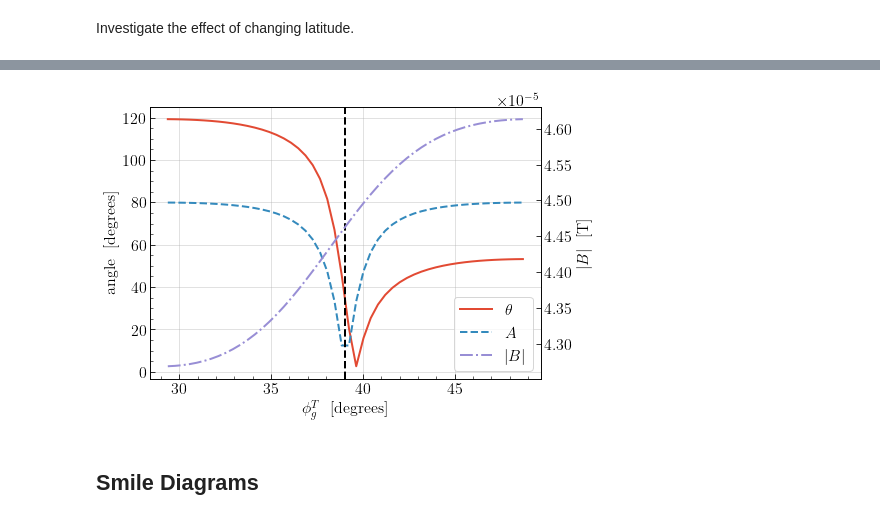
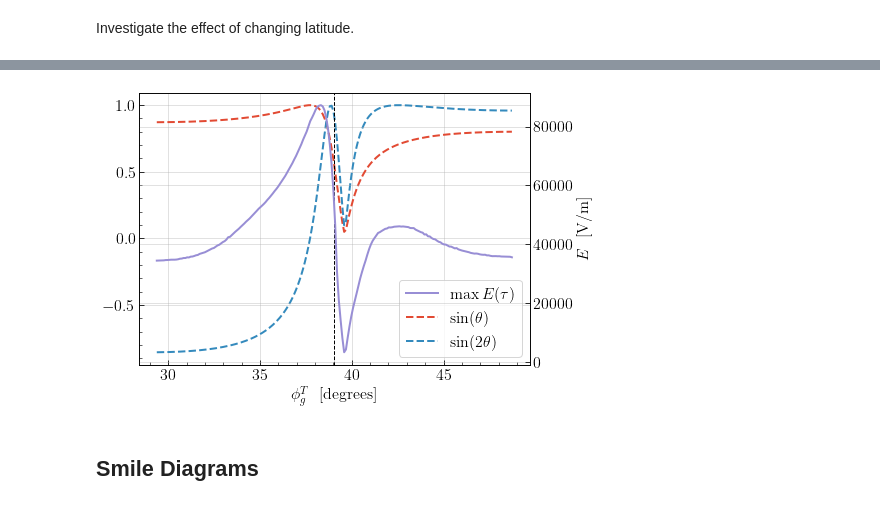
Before and after one commit to gshartnett/karzas-latter-seiler, a Jupyter notebook: EMP Notebook.ipynb, the cells around one changed output, grey strips where cells are left out. Drawn from its saved outputs; the diff is of its cells as text; code cells hidden in the pictures.

Commit message:
update with new plots

```diff
--- a/EMP Notebook.ipynb
+++ b/EMP Notebook.ipynb
@@ -178,9 +188,10 @@ HOB = 100
 phi_B_g = 39.05 * np.pi/180 #latitude (radians)
 lambd_B_g = -95.675 * np.pi/180 #longitude (radians)
 Burst_Point = geometry.Point(EARTH_RADIUS + HOB, phi_B_g, lambd_B_g, coordsys='lat/long geo')
+t_list = np.linspace(0, 100, 200)
 
 ## target latitudes
-N_pts_phi = 50 #number of latitude grid points
+N_pts_phi = 200 #number of latitude grid points
 Delta_angle = geometry.compute_max_delta_angle_1d(Burst_Point)
 phi_T_g_list = phi_B_g + np.linspace(-Delta_angle/2, Delta_angle/2, N_pts_phi)
 
@@ -189,10 +200,11 @@ data_dic = {'phi_T_g':[],
             'phi_T_m':[],
             'A':[],
             'theta':[],
-            'B':[]
+            'B':[],
+            'sol':[]
             }
 
-for i in range(len(phi_T_g_list)):
+for i in tqdm(range(len(phi_T_g_list))):
 
     ## update target coords
     phi_T_g = phi_T_g_list[i]
@@ -202,8 +214,18 @@ for i in range(len(phi_T_g_list)):
     ## get B-field evaluation point
     Midway_Point = geometry.get_line_of_sight_midway_point(Burst_Point, Target_Point)
 
+    ## build and solve the model
+    model = emp.EMPMODEL(
+        HOB=HOB,
+        A = geometry.get_A(Burst_Point, Midway_Point),
+        theta = geometry.get_theta(Burst_Point, Midway_Point),
+        B = geometry.get_geomagnetic_field_norm(Midway_Point)
+    )
+    sol = model.solver(t_list)
+
     ## store results
     data_dic['phi_T_g'].append(phi_T_g)
     data_dic['A'].append(geometry.get_A(Burst_Point, Midway_Point))
     data_dic['theta'].append(geometry.get_theta(Burst_Point, Midway_Point))
     data_dic['B'].append(geometry.get_geomagnetic_field_norm(Midway_Point))
+    data_dic['sol'].append(sol)
@@ -212,30 +284,31 @@ First, plot the variation of the angles $A$, $\theta$, as well as the $B$-field
 # %%
-colors = plt.rcParams['axes.prop_cycle'].by_key()['color']
+fig, ax = plt.subplots(figsize=(7,5))
 
-fig, ax = plt.subplots(1, 1, figsize=(7,5))
 ax2 = ax.twinx()
-ax2.grid(False)#, color=colors[1])
+max_E = np.asarray([np.max(data_dic['sol'][i]['E_norm_at_ground']) for i in range(len(data_dic['sol']))])
 
-lns0 = ax.plot(180/np.pi * np.asarray(data_dic['phi_T_g']), 180/np.pi * np.asarray(data_dic['theta']), label=r'$\theta$')
-lns1 = ax.plot(180/np.pi * np.asarray(data_dic['phi_T_g']), 180/np.pi * np.asarray(data_dic['A']), label=r'$A$', linestyle='--')
-lns2 = ax2.plot(180/np.pi * np.asarray(data_dic['phi_T_g']), data_dic['B'], label=r'$B_E$', color=colors[2], linestyle='-.')
-lns = lns0 + lns1 + lns2
+lns_E = ax2.plot(180/np.pi * np.asarray(data_dic['phi_T_g']),max_E, label=r'$\max E(\tau)$', color=colors[2])
+lns_sin = ax.plot(180/np.pi * np.asarray(data_dic['phi_T_g']), np.sin(np.asarray(data_dic['theta'])),
+               '--', label=r'$\sin(\theta)$')
+lns_sin2 = ax.plot(180/np.pi * np.asarray(data_dic['phi_T_g']), np.sin(2*np.asarray(data_dic['theta'])),
+               '--', label=r'$\sin(2\theta)$')
 
+lns = lns_E + lns_sin + lns_sin2
 labs = [l.get_label() for l in lns]
-ax.legend(lns, labs, loc='lower right')
+ax.legend(lns, labs, loc=0)
 
-ax.axvline(x=180/np.pi * phi_B_g, color='k', linestyle='--')
 ax.set_xlabel(r'$\phi_g^T$ \ [degrees]')
-ax.set_ylabel(r' angle \ [degrees]')
-ax2.set_ylabel(r' $|B|$ \ [T]')
-#ax.set_title(r'Variation of Angles with Latitude')
-#ax.legend(fontsize=16)
+ax2.set_ylabel(r'$E$ \ [V/m]')
 ax.minorticks_on()
-#ax.ticklabel_format(style='sci', axis='y', scilimits=(0,0))
-plt.savefig('figures/angle_variation_with_latitude.pdf', bbox_inches='tight')
+ax.ticklabel_format(style='sci', axis='y', scilimits=(0,0))
+ax.axvline(x=180/np.pi * phi_B_g, color='k', linestyle='--', linewidth=1)
+
+#ax.set_xlim([36, 43])
+plt.savefig('figures/current_and_maxE_variation_with_latitude.pdf', bbox_inches='tight')
+
 plt.show()
 # %% [output]
-[figure, old version]
+[figure, new version]
 # %% [markdown]
 ## Smile Diagrams
 # %% [markdown]
```
Also changed, not shown: parts of 25 cells of this notebook.
